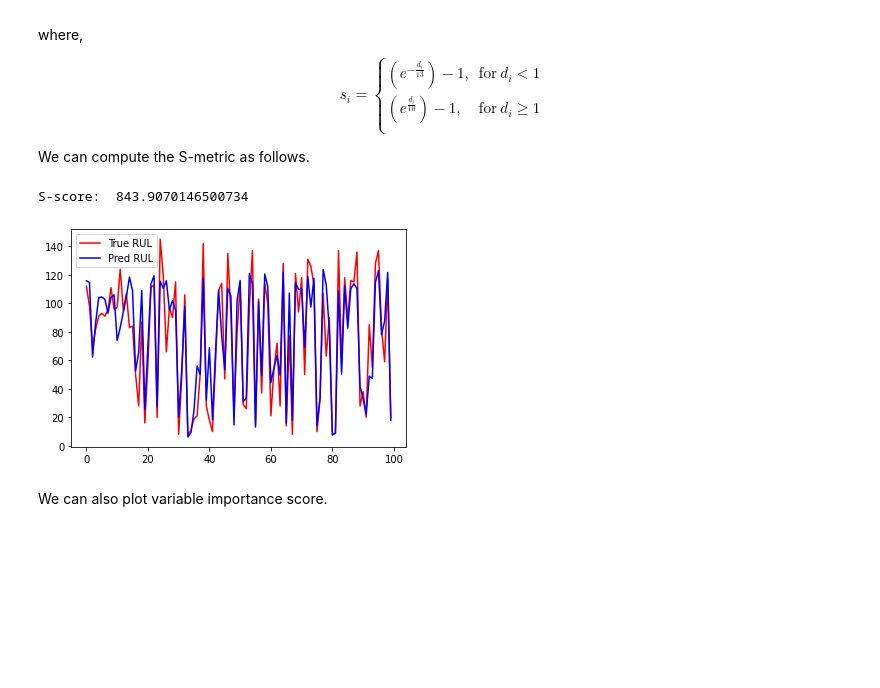
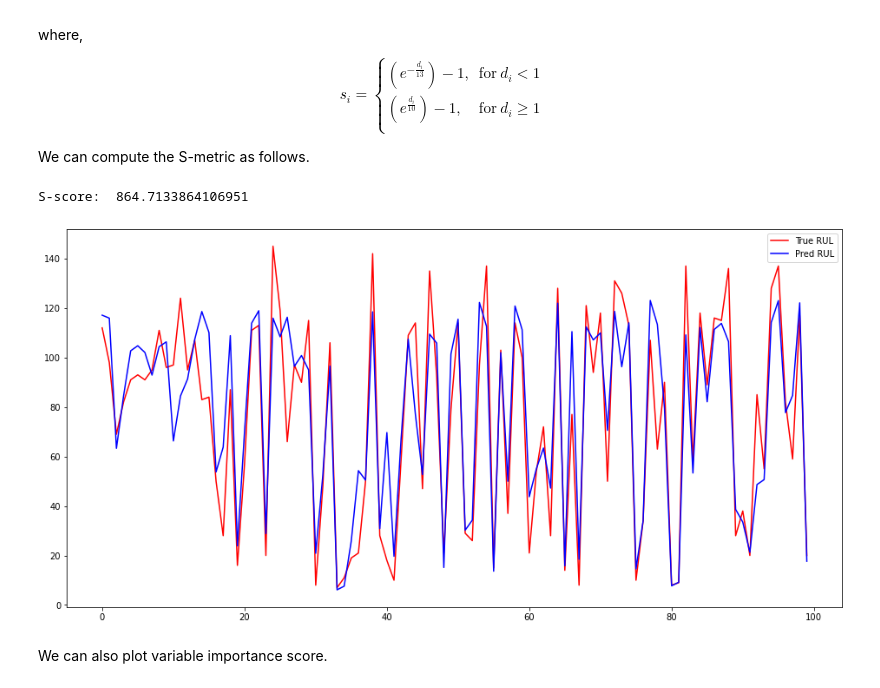
Before and after one commit to therobotacademy/Kaggle-PredictiveMaintenance, a Jupyter notebook: TurbofanRUL/CMAPSS_FD001_random_forest_piecewise_linear_degradation_model.ipynb, the cells around one changed output. Drawn from its saved outputs; the diff is of its cells as text; code cells hidden in the pictures; blank space fills up the shorter version.

```diff
--- a/TurbofanRUL/CMAPSS_FD001_random_forest_piecewise_linear_degradation_model.ipynb
+++ b/TurbofanRUL/CMAPSS_FD001_random_forest_piecewise_linear_degradation_model.ipynb
@@ -276,7 +274,7 @@ grid.best_params_
 We will use the best model to predict on test set.
 # %%
 best_rf_model = grid.best_estimator_
-rul_pred_tuned = best_rf_model.predict(processed_test_data)
+rul_pred_tuned = best_rf_model.predict(processed_test_reshaped)
 
 preds_for_each_engine_tuned = np.split(rul_pred_tuned, np.cumsum(num_test_windows_list)[:-1])
 mean_pred_for_each_engine_tuned = [np.average(ruls_for_each_engine, weights = np.repeat(1/num_windows, num_windows))
@@ -329,15 +327,17 @@ def compute_s_score(rul_true, rul_pred):
 s_score = compute_s_score(true_rul, preds_for_last_example)
 print("S-score: ", s_score)
 # %% [output]
-S-score:  843.9070146500734
+S-score:  864.7133864106951
 # %%
 # Plot true and predicted RUL values
+plt.figure(figsize = (16, 8))
+
 plt.plot(true_rul, label = "True RUL", color = "red")
 plt.plot(preds_for_last_example, label = "Pred RUL", color = "blue")
 plt.legend()
 plt.show()
 # %% [output]
-[figure, old version]
+[figure, new version]
 # %% [markdown]
 We can also plot variable importance score.
 # %%
```
Also changed, not shown: parts of 6 cells of this notebook.
